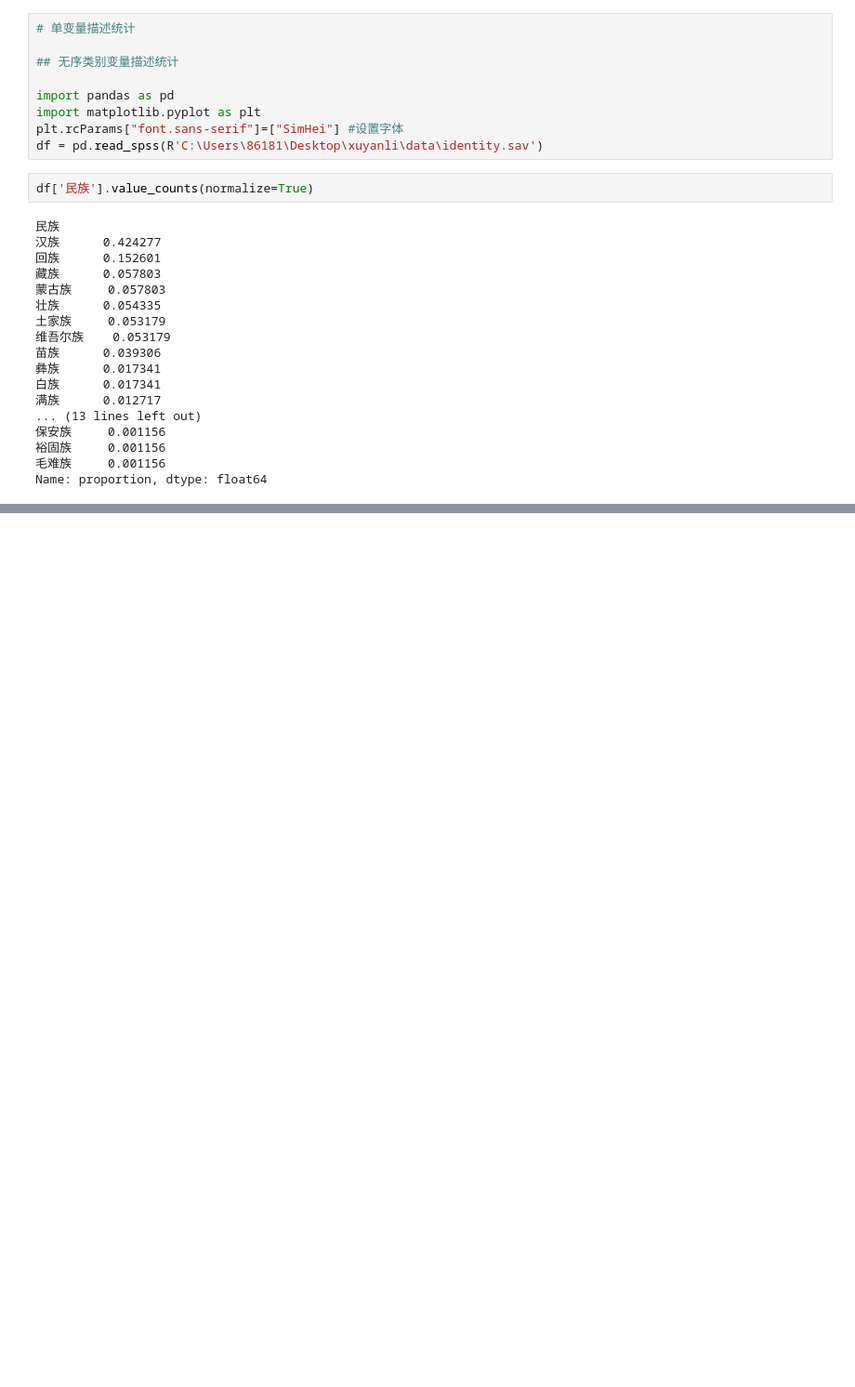
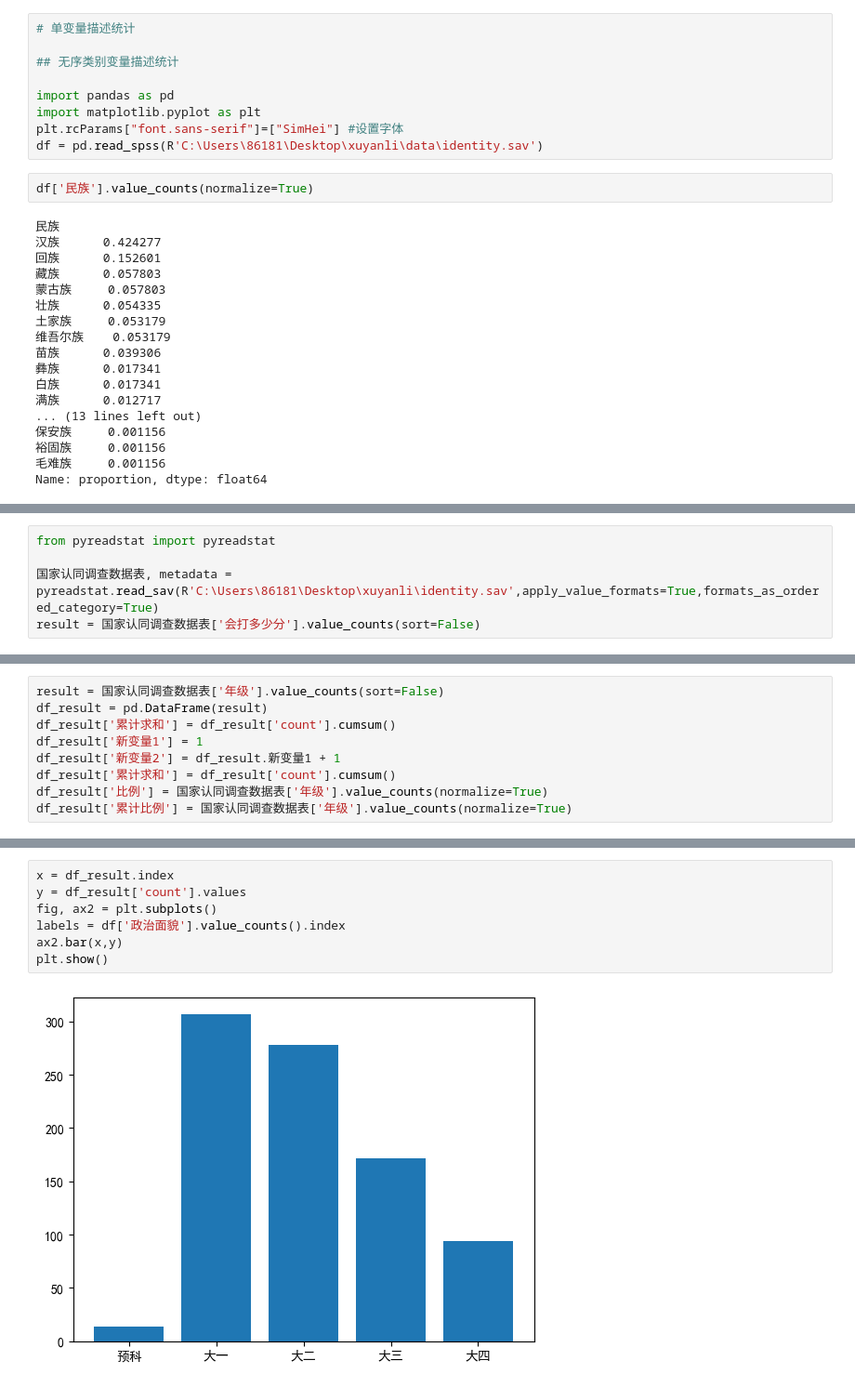
Before and after one commit to Xuyanli-Hub/xuyanli, a Jupyter notebook: output/description.ipynb, the cells around one changed output, grey strips where cells are left out. Shown: that part at 93% size. Drawn from its saved outputs; the diff is of its cells as text; blank space fills up the shorter version.

```diff
--- a/output/description.ipynb
+++ b/output/description.ipynb
@@ -40,0 +52,5 @@ plt.show()
+# %%
+from pyreadstat import pyreadstat
+
+国家认同调查数据表, metadata = pyreadstat.read_sav(R'C:\Users\86181\Desktop\xuyanli\identity.sav',apply_value_formats=True,formats_as_ordered_category=True)
+result = 国家认同调查数据表['会打多少分'].value_counts(sort=False)
@@ -40,0 +67,9 @@ plt.show()
+# %%
+result = 国家认同调查数据表['年级'].value_counts(sort=False)
+df_result = pd.DataFrame(result)
+df_result['累计求和'] = df_result['count'].cumsum()
+df_result['新变量1'] = 1
+df_result['新变量2'] = df_result.新变量1 + 1
+df_result['累计求和'] = df_result['count'].cumsum()
+df_result['比例'] = 国家认同调查数据表['年级'].value_counts(normalize=True)
+df_result['累计比例'] = 国家认同调查数据表['年级'].value_counts(normalize=True)
@@ -40,0 +86,9 @@ plt.show()
+# %%
+x = df_result.index
+y = df_result['count'].values
+fig, ax2 = plt.subplots()
+labels = df['政治面貌'].value_counts().index
+ax2.bar(x,y)
+plt.show()
+# %% [output]
+[figure, added]
```
Also changed, not shown: parts of 9 cells of this notebook, 2 other files.
